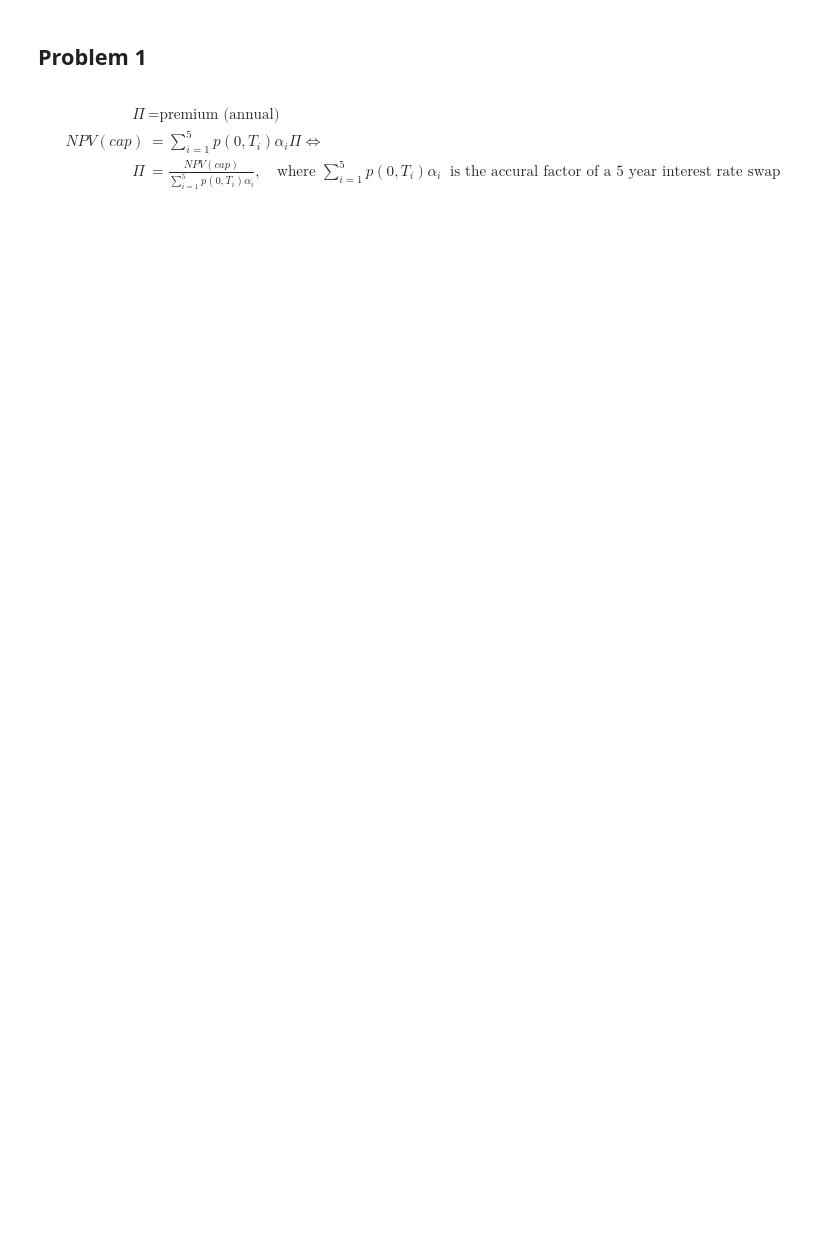
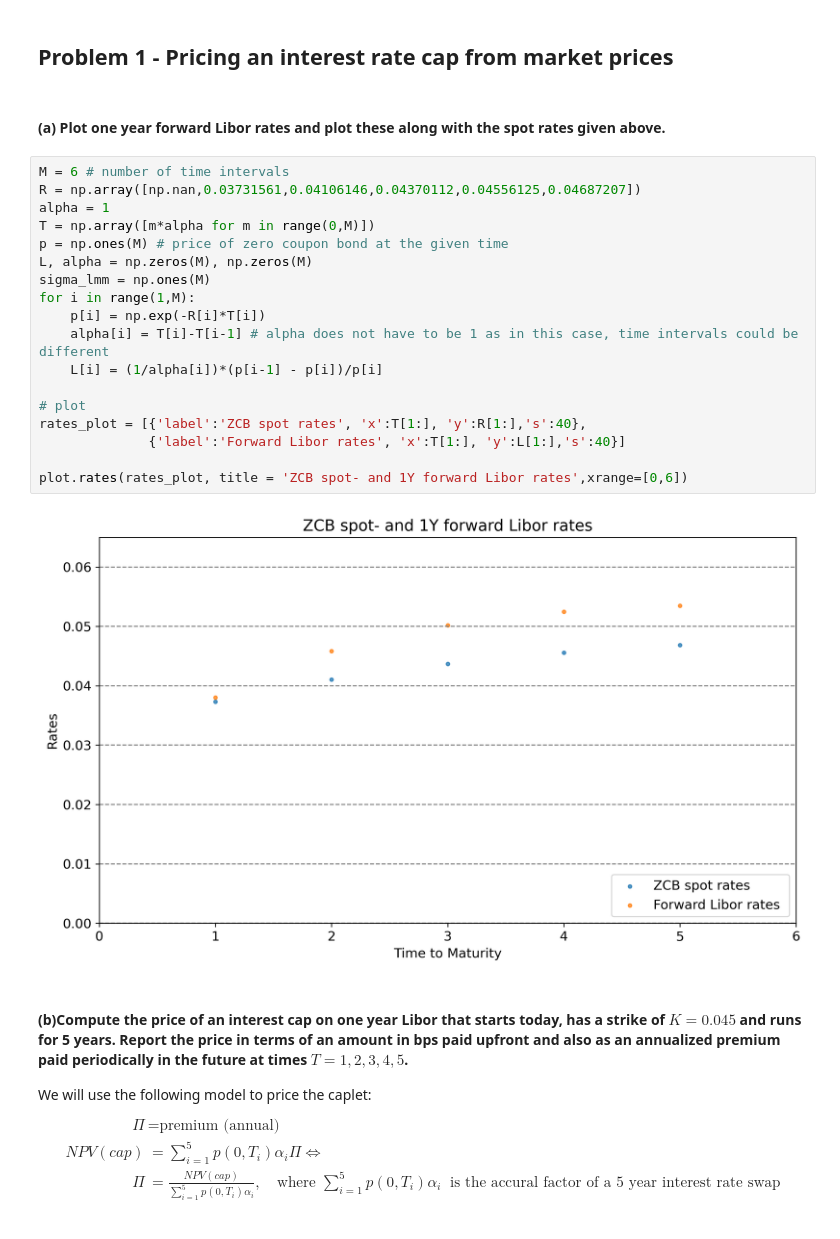
Before and after one commit to johanoelgaard/FixedIncome, a Jupyter notebook: Examples/LIBOR/LIBOR.ipynb, the cells around one changed output. Drawn from its saved outputs; the diff is of its cells as text; blank space fills up the shorter version.

```diff
--- a/Examples/LIBOR/LIBOR.ipynb
+++ b/Examples/LIBOR/LIBOR.ipynb
@@ -21,12 +30,39 @@ import fixed_income_derivatives_E2024 as fid
 
 %load_ext autoreload
 %autoreload 2
-# %% [markdown]
-## Problem 1
+# %% [markdown]
+## Problem 1 - Pricing an interest rate cap from market prices
+# %% [markdown]
+#### (a) Plot one year forward Libor rates and plot these along with the spot rates given above.
+# %%
+M = 6 # number of time intervals
+R = np.array([np.nan,0.03731561,0.04106146,0.04370112,0.04556125,0.04687207])
+alpha = 1
+T = np.array([m*alpha for m in range(0,M)])
+p = np.ones(M) # price of zero coupon bond at the given time
+L, alpha = np.zeros(M), np.zeros(M)
+sigma_lmm = np.ones(M)
+for i in range(1,M):
+    p[i] = np.exp(-R[i]*T[i])
+    alpha[i] = T[i]-T[i-1] # alpha does not have to be 1 as in this case, time intervals could be different
+    L[i] = (1/alpha[i])*(p[i-1] - p[i])/p[i]
+
+# plot
+rates_plot = [{'label':'ZCB spot rates', 'x':T[1:], 'y':R[1:],'s':40},
+              {'label':'Forward Libor rates', 'x':T[1:], 'y':L[1:],'s':40}]
+
+plot.rates(rates_plot, title = 'ZCB spot- and 1Y forward Libor rates',xrange=[0,6])
+# %% [output]
+[figure, added]
 # %% [markdown]
+#### (b)Compute the price of an interest cap on one year Libor that starts today, has a strike of $K = 0.045$ and runs for 5 years. Report the price in terms of an amount in bps paid upfront and also as an annualized premium paid periodically in the future at times $T = 1,2,3,4,5$.
+
+We will use the following model to price the caplet:
+$$
 \begin{align*}
 \Pi &= \text{premium (annual)} \\
 NPV(cap) &= \sum_{i=1}^5 p(0,T_i)\alpha_i \Pi \Leftrightarrow \\
 \Pi &= \frac{NPV(cap)}{\sum_{i=1}^5 p(0,T_i)\alpha_i}, \quad \text{where } \sum_{i=1}^5 p(0,T_i)\alpha_i \ \text{ is the accural factor of a 5 year interest rate swap} \\
 \end{align*}
+$$
 # %%
```
Also changed, not shown: parts of 26 cells of this notebook, 6 other files.
